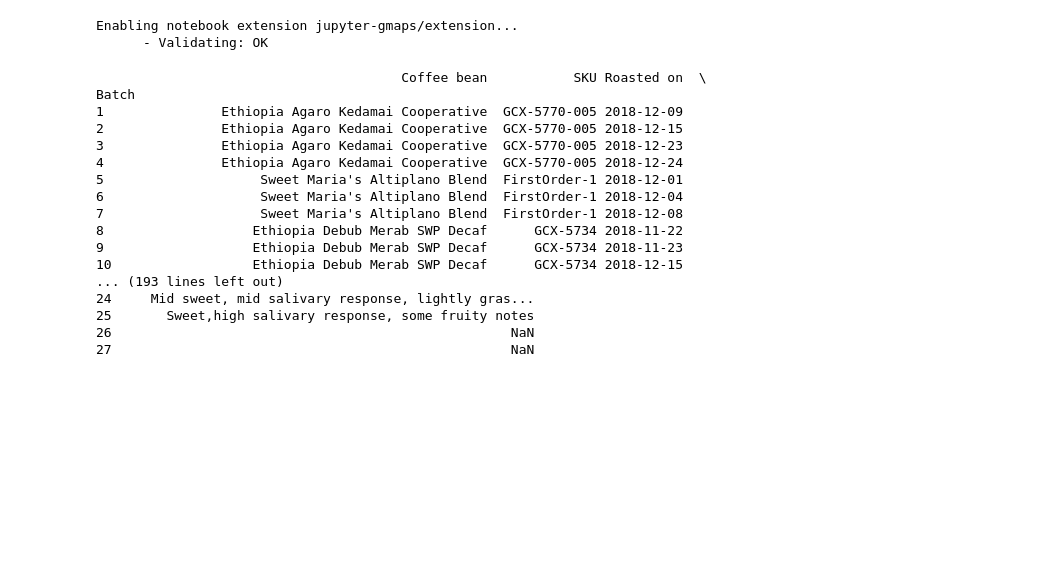
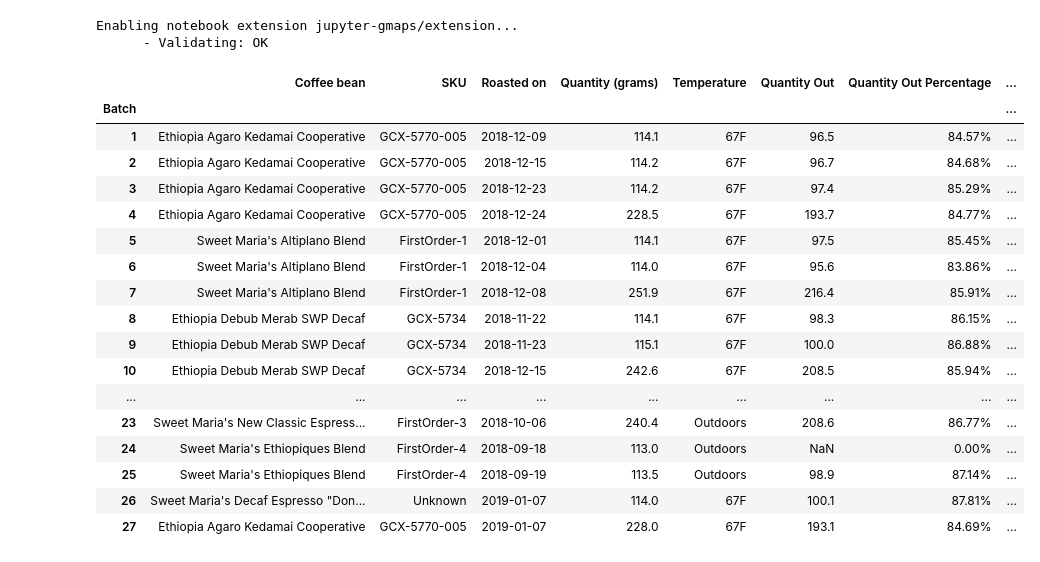
Before and after one commit to themcclure/coffee, a Jupyter notebook: visualizations.ipynb, the cells around one changed output. Drawn from its saved outputs; the diff is of its cells as text; code cells hidden in the pictures; blank space fills up the shorter version.

```diff
--- a/visualizations.ipynb
+++ b/visualizations.ipynb
@@ -25,27 +25,28 @@ gmaps.configure(api_key=google_maps_api_key)
 # %%
 # configure google docs access
 # scope = ['https://spreadsheets.google.com/feeds']
 client = pygsheets.authorize(service_file='./hero.json')
 coffee_doc_id = '1-JCMcy_NHR8CGw9eDCllpZ1gnbSzinH4riPSWqxC_mw'
 coffee_doc = client.open_by_key(coffee_doc_id)
 
 roasts = coffee.util.read_tab_as_df(coffee_doc, 'Roasting Method', col_types={'Batch': int}, index_col=['Batch'], date_cols=['Roasted on'], num_columns=16)
-print(roasts)
+roasts
 # %% [output]
-                                       Coffee bean           SKU Roasted on  \
-Batch
-1               Ethiopia Agaro Kedamai Cooperative  GCX-5770-005 2018-12-09
-2               Ethiopia Agaro Kedamai Cooperative  GCX-5770-005 2018-12-15
-3               Ethiopia Agaro Kedamai Cooperative  GCX-5770-005 2018-12-23
-4               Ethiopia Agaro Kedamai Cooperative  GCX-5770-005 2018-12-24
-5                    Sweet Maria's Altiplano Blend  FirstOrder-1 2018-12-01
-6                    Sweet Maria's Altiplano Blend  FirstOrder-1 2018-12-04
-7                    Sweet Maria's Altiplano Blend  FirstOrder-1 2018-12-08
-8                   Ethiopia Debub Merab SWP Decaf      GCX-5734 2018-11-22
-9                   Ethiopia Debub Merab SWP Decaf      GCX-5734 2018-11-23
-10                  Ethiopia Debub Merab SWP Decaf      GCX-5734 2018-12-15
-... (193 lines left out)
-24     Mid sweet, mid salivary response, lightly gras...
-25       Sweet,high salivary response, some fruity notes
-26                                                   NaN
-27                                                   NaN
+|  | Coffee bean | SKU | Roasted on | Quantity (grams) | Temperature | Quantity Out | Quantity Out Percentage | ... |
+| Batch |  |  |  |  |  |  |  | ... |
+| 1 | Ethiopia Agaro Kedamai Cooperative | GCX-5770-005 | 2018-12-09 | 114.1 | 67F | 96.5 | 84.57% | ... |
+| 2 | Ethiopia Agaro Kedamai Cooperative | GCX-5770-005 | 2018-12-15 | 114.2 | 67F | 96.7 | 84.68% | ... |
+| 3 | Ethiopia Agaro Kedamai Cooperative | GCX-5770-005 | 2018-12-23 | 114.2 | 67F | 97.4 | 85.29% | ... |
+| 4 | Ethiopia Agaro Kedamai Cooperative | GCX-5770-005 | 2018-12-24 | 228.5 | 67F | 193.7 | 84.77% | ... |
+| 5 | Sweet Maria's Altiplano Blend | FirstOrder-1 | 2018-12-01 | 114.1 | 67F | 97.5 | 85.45% | ... |
+| 6 | Sweet Maria's Altiplano Blend | FirstOrder-1 | 2018-12-04 | 114.0 | 67F | 95.6 | 83.86% | ... |
+| 7 | Sweet Maria's Altiplano Blend | FirstOrder-1 | 2018-12-08 | 251.9 | 67F | 216.4 | 85.91% | ... |
+| 8 | Ethiopia Debub Merab SWP Decaf | GCX-5734 | 2018-11-22 | 114.1 | 67F | 98.3 | 86.15% | ... |
+| 9 | Ethiopia Debub Merab SWP Decaf | GCX-5734 | 2018-11-23 | 115.1 | 67F | 100.0 | 86.88% | ... |
+| 10 | Ethiopia Debub Merab SWP Decaf | GCX-5734 | 2018-12-15 | 242.6 | 67F | 208.5 | 85.94% | ... |
+| ... | ... | ... | ... | ... | ... | ... | ... | ... |
+| 23 | Sweet Maria's New Classic Espress... | FirstOrder-3 | 2018-10-06 | 240.4 | Outdoors | 208.6 | 86.77% | ... |
+| 24 | Sweet Maria's Ethiopiques Blend | FirstOrder-4 | 2018-09-18 | 113.0 | Outdoors | NaN | 0.00% | ... |
+| 25 | Sweet Maria's Ethiopiques Blend | FirstOrder-4 | 2018-09-19 | 113.5 | Outdoors | 98.9 | 87.14% | ... |
+| 26 | Sweet Maria's Decaf Espresso "Don... | Unknown | 2019-01-07 | 114.0 | 67F | 100.1 | 87.81% | ... |
+| 27 | Ethiopia Agaro Kedamai Cooperative | GCX-5770-005 | 2019-01-07 | 228.0 | 67F | 193.1 | 84.69% | ... |
```
Also changed, not shown: parts of 3 cells of this notebook.
